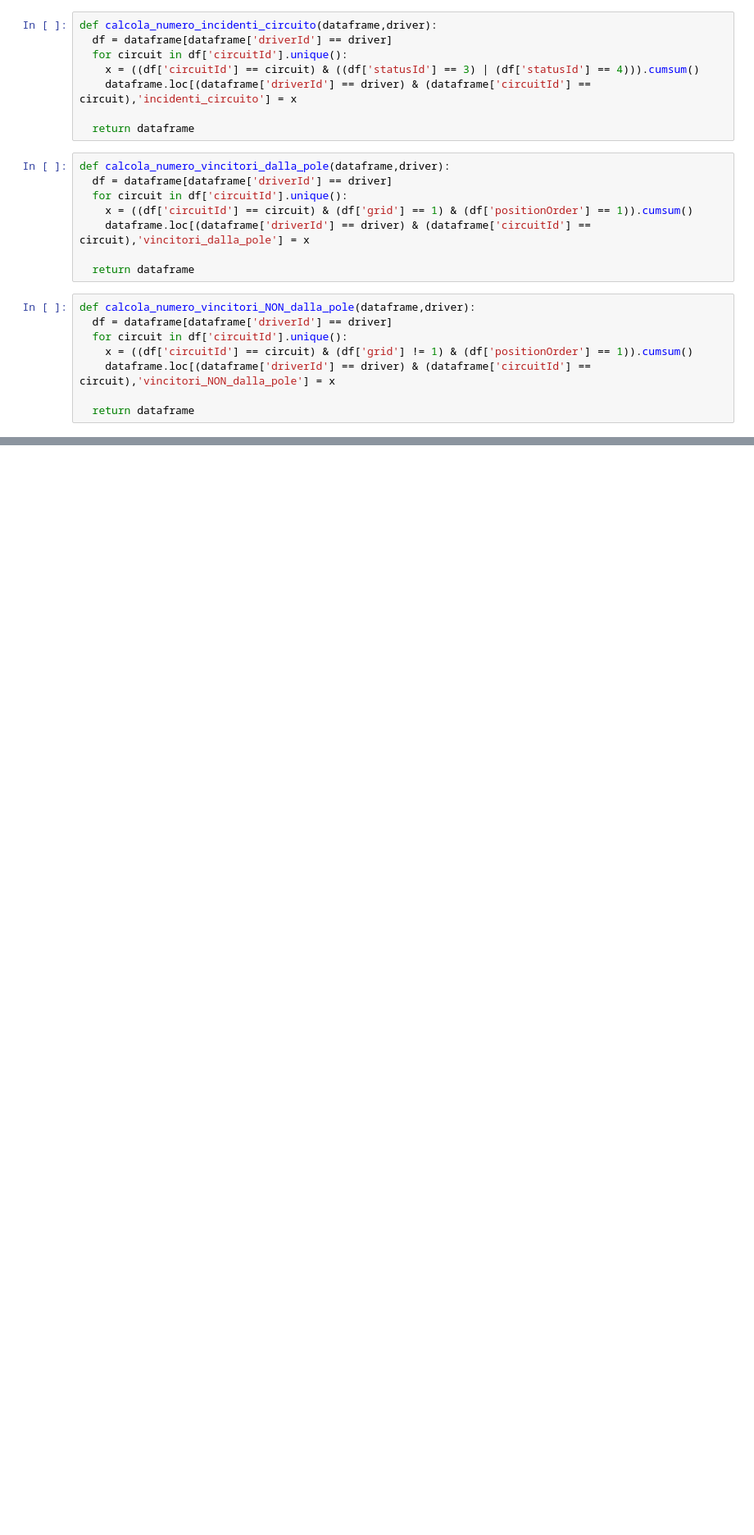
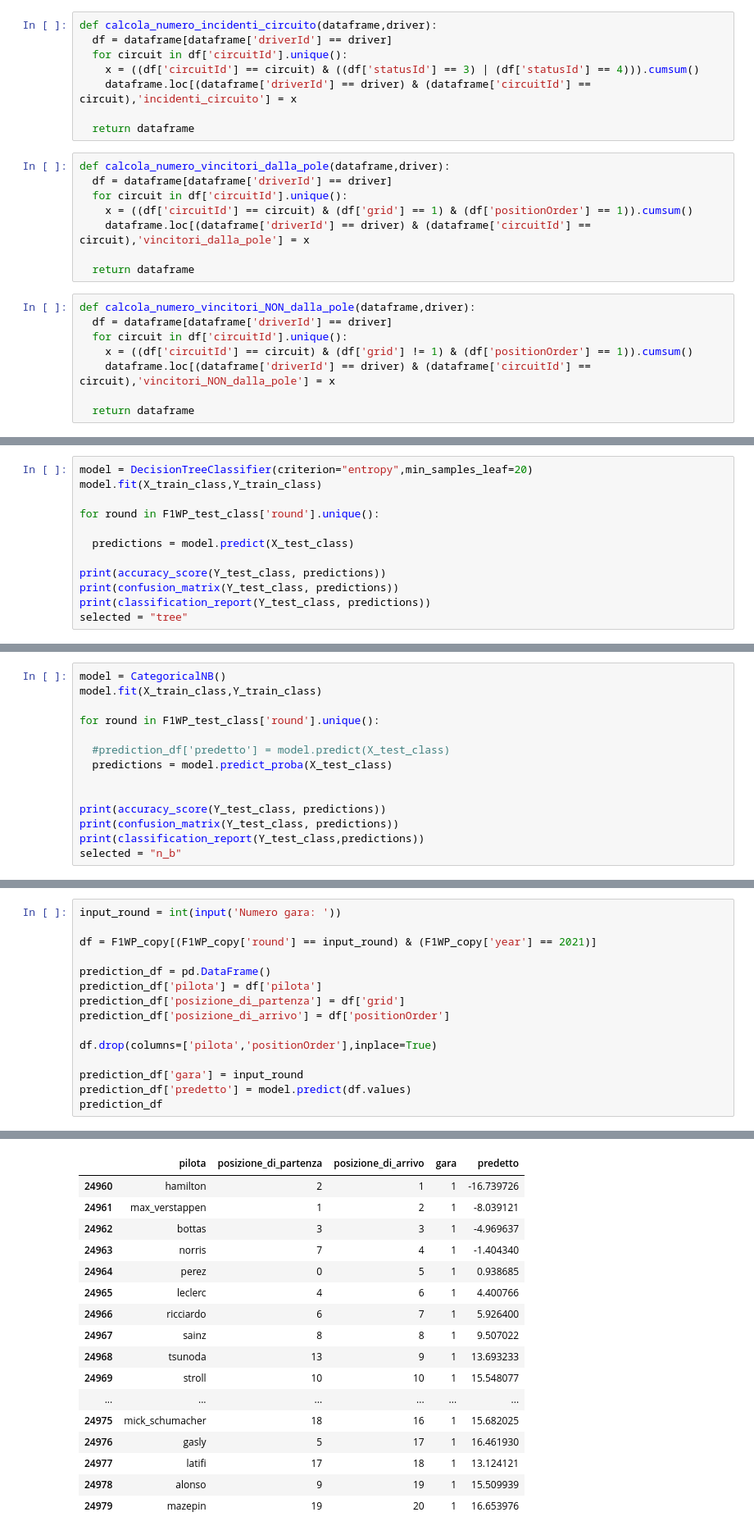
Before and after one commit to giorgio-angelo-esposito/F1WP, a Jupyter notebook: F1WP.ipynb, the cells around one changed output, grey strips where cells are left out. Shown at 82% size. Cells and saved outputs as stored; diff of their text form; blank space fills up the shorter version.

```diff
--- a/F1WP.ipynb
+++ b/F1WP.ipynb
@@ -1263,0 +1340,12 @@ F1WP
+# %%
+model = DecisionTreeClassifier(criterion="entropy",min_samples_leaf=20)
+model.fit(X_train_class,Y_train_class)
+
+for round in F1WP_test_class['round'].unique():
+
+  predictions = model.predict(X_test_class)
+
+print(accuracy_score(Y_test_class, predictions))
+print(confusion_matrix(Y_test_class, predictions))
+print(classification_report(Y_test_class, predictions))
+selected = "tree"
@@ -1263,0 +1372,14 @@ F1WP
+# %%
+model = CategoricalNB()
+model.fit(X_train_class,Y_train_class)
+
+for round in F1WP_test_class['round'].unique():
+
+  #prediction_df['predetto'] = model.predict(X_test_class)
+  predictions = model.predict_proba(X_test_class)
+
+
+print(accuracy_score(Y_test_class, predictions))
+print(confusion_matrix(Y_test_class, predictions))
+print(classification_report(Y_test_class,predictions))
+selected = "n_b"
@@ -1263,0 +1392,16 @@ F1WP
+# %%
+input_round = int(input('Numero gara: '))
+
+df = F1WP_copy[(F1WP_copy['round'] == input_round) & (F1WP_copy['year'] == 2021)]
+
+prediction_df = pd.DataFrame()
+prediction_df['pilota'] = df['pilota']
+prediction_df['posizione_di_partenza'] = df['grid']
+prediction_df['posizione_di_arrivo'] = df['positionOrder']
+
+df.drop(columns=['pilota','positionOrder'],inplace=True)
+
+prediction_df['gara'] = input_round
+prediction_df['predetto'] = model.predict(df.values)
+prediction_df
+# %% [output]
@@ -1263,0 +1413,17 @@ F1WP
+|  | pilota | posizione_di_partenza | posizione_di_arrivo | gara | predetto |
+| 24960 | hamilton | 2 | 1 | 1 | -16.739726 |
+| 24961 | max_verstappen | 1 | 2 | 1 | -8.039121 |
+| 24962 | bottas | 3 | 3 | 1 | -4.969637 |
+| 24963 | norris | 7 | 4 | 1 | -1.404340 |
+| 24964 | perez | 0 | 5 | 1 | 0.938685 |
+| 24965 | leclerc | 4 | 6 | 1 | 4.400766 |
+| 24966 | ricciardo | 6 | 7 | 1 | 5.926400 |
+| 24967 | sainz | 8 | 8 | 1 | 9.507022 |
+| 24968 | tsunoda | 13 | 9 | 1 | 13.693233 |
+| 24969 | stroll | 10 | 10 | 1 | 15.548077 |
+| ... | ... | ... | ... | ... | ... |
+| 24975 | mick_schumacher | 18 | 16 | 1 | 15.682025 |
+| 24976 | gasly | 5 | 17 | 1 | 16.461930 |
+| 24977 | latifi | 17 | 18 | 1 | 13.124121 |
+| 24978 | alonso | 9 | 19 | 1 | 15.509939 |
+| 24979 | mazepin | 19 | 20 | 1 | 16.653976 |
```
Also changed, not shown: parts of 14 cells of this notebook.
